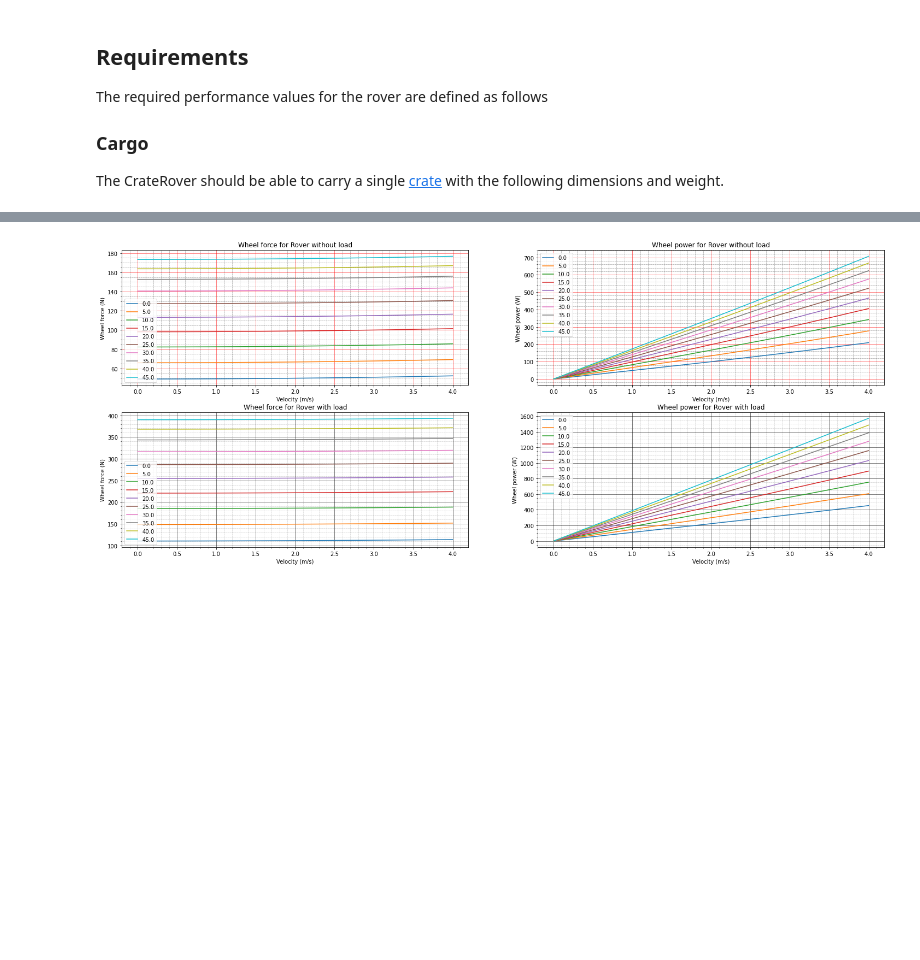
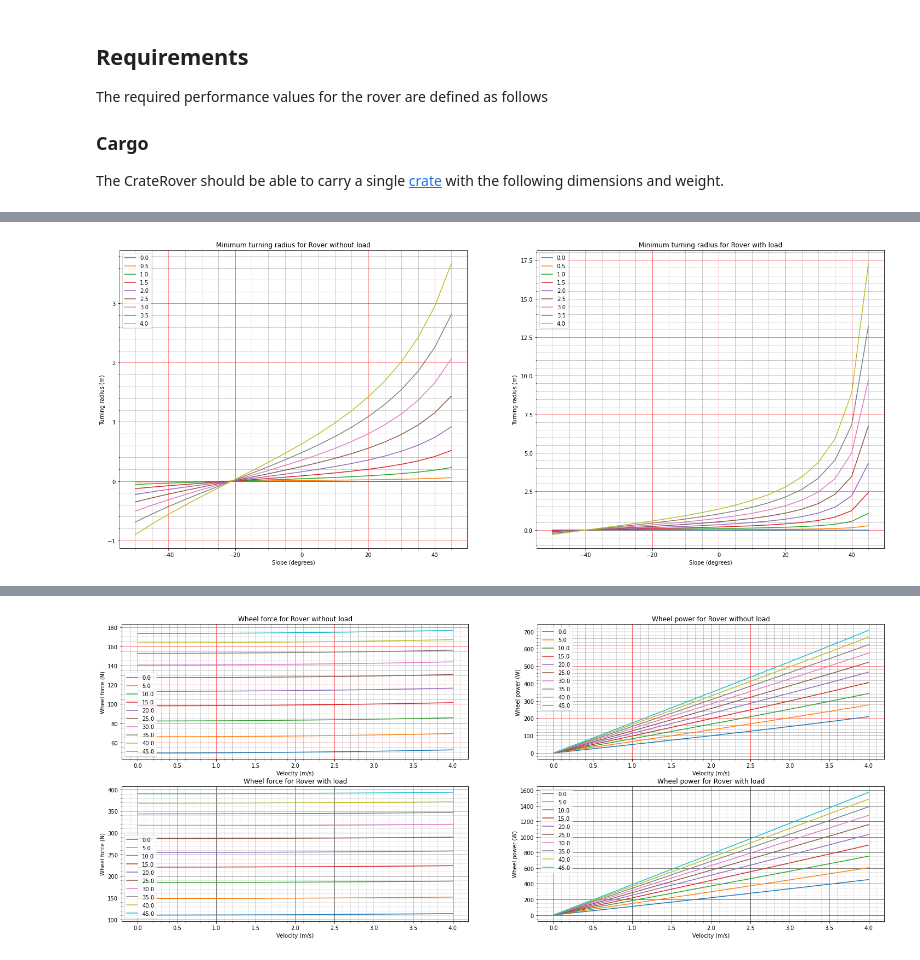
Before and after one commit to pvandervelde/zinger, a Jupyter notebook: requirements.ipynb, the cells around one changed output, grey strips where cells are left out. Cells and saved outputs as stored; diff of their text form; code cells hidden in the pictures; blank space fills up the shorter version.

Commit message:
Stability calculations

```diff
--- a/requirements.ipynb
+++ b/requirements.ipynb
@@ -96,0 +100,17 @@ Sizing the rover base is done by calculating the loads on the different componen
+# %%
+# Static stability
+chassis_cog = rover_chassis.center_of_gravity()
+rover_cog = rover.center_of_gravity()
+
+rover_no_load_side_to_side_roll_over_angle = 180 / math.pi * math.atan(chassis_cog.y / chassis_cog.z)
+print('Roll-over angle')
+print(f'Side to Side [No Load]\t{rover_no_load_side_to_side_roll_over_angle}')
+
+rover_load_side_to_side_roll_over_angle = 180 / math.pi * math.atan(rover_cog.y / rover_cog.z)
+print(f'Side to Side [Load]\t{rover_load_side_to_side_roll_over_angle}')
+
+rover_no_load_front_to_back_roll_over_angle = 180 / math.pi * math.atan(chassis_cog.x / chassis_cog.z)
+print(f'Front to Back [No Load]\t{rover_no_load_front_to_back_roll_over_angle}')
+
+rover_load_front_to_back_roll_over_angle = 180 / math.pi * math.atan(rover_cog.x / rover_cog.z)
+print(f'Front to Back [Load]\t{rover_load_front_to_back_roll_over_angle}')
@@ -96,0 +125,69 @@ Sizing the rover base is done by calculating the loads on the different componen
+# %%
+# Dynamic stability
+
+# Flat ground cornering
+corner_radius_at_max_velocity_no_load = (chassis_cog.z / chassis_cog.y) * (math.pow(performance.max_velocity, 2.0) / Physics.gravitational_acceleration())
+corner_radius_at_max_velocity_load = (rover_cog.z / rover_cog.y) * (math.pow(performance.max_velocity, 2.0) / Physics.gravitational_acceleration())
+print('Dynamic stability')
+print(f'Corner radius (m) [No Load] \t {corner_radius_at_max_velocity_no_load}')
+print(f'Corner radius (m) [Load] \t {corner_radius_at_max_velocity_load}')
+
+# Hill cornering
+
+# From -hill to +hill, with and without load. Ideally at the maximum speed we can move on the hill
+
+radiusses_without_load = []
+radiusses_with_load = []
+
+columns = ['slope']
+
+slope_step = 5.0
+maximum_slope = performance.maximum_slope_angle_without_load() + slope_step
+for slope in np.arange(-maximum_slope, maximum_slope, slope_step):
+
+    radia_without_load = [ slope ]
+    radia_with_load = [ slope ]
+
+    velocity_step = 0.5
+    for velocity in np.arange(0.0, performance.maximum_velocity_on_flat_ground() + velocity_step,
+                            velocity_step):
+
+        velocity_as_text = str(velocity)
+        if velocity_as_text not in columns:
+            columns.append(velocity_as_text)
+
+        radius_no_load = corner_radius_for_velocity_and_angle(velocity, chassis_cog.y, chassis_cog.z, slope)
+        radia_without_load.append(radius_no_load)
+
+        radius_load = corner_radius_for_velocity_and_angle(velocity, rover_cog.y, rover_cog.z, slope)
+        radia_with_load.append(radius_load)
+
+    radiusses_without_load.append(radia_without_load)
+    radiusses_with_load.append(radia_with_load)
+
+radiusses_without_load_df = pd.DataFrame(radiusses_without_load, columns=columns)
+radiusses_with_load_df = pd.DataFrame(radiusses_with_load, columns=columns)
+
+fig, ax_group = plt.subplots(1, 2, figsize=(25, 10), sharex=False)
+
+# unpack all the axes subplots
+axs = ax_group.ravel()
+
+radiusses_without_load_df.plot(x='slope', ax=axs[0])
+axs[0].set_title('Minimum turning radius for Rover without load')
+axs[0].set_xlabel('Slope (degrees)')
+axs[0].set_ylabel('Turning radius (m)')
+axs[0].set_axisbelow(True)
+axs[0].minorticks_on()
+axs[0].grid(which='major', linestyle='-', linewidth='0.5', color='red')
+axs[0].grid(which='minor', linestyle=':', linewidth='0.5', color='black')
+
+radiusses_with_load_df.plot(x='slope', ax=axs[1])
+axs[1].set_title('Minimum turning radius for Rover with load')
+axs[1].set_xlabel('Slope (degrees)')
+axs[1].set_ylabel('Turning radius (m)')
+axs[1].set_axisbelow(True)
+axs[1].minorticks_on()
+axs[1].grid(which='major', linestyle='-', linewidth='0.5', color='red')
+axs[1].grid(which='minor', linestyle=':', linewidth='0.5', color='black')
+# %% [output]
@@ -96,0 +197 @@ Sizing the rover base is done by calculating the loads on the different componen
+[figure, added]
```
Also changed, not shown: parts of 21 cells of this notebook.
